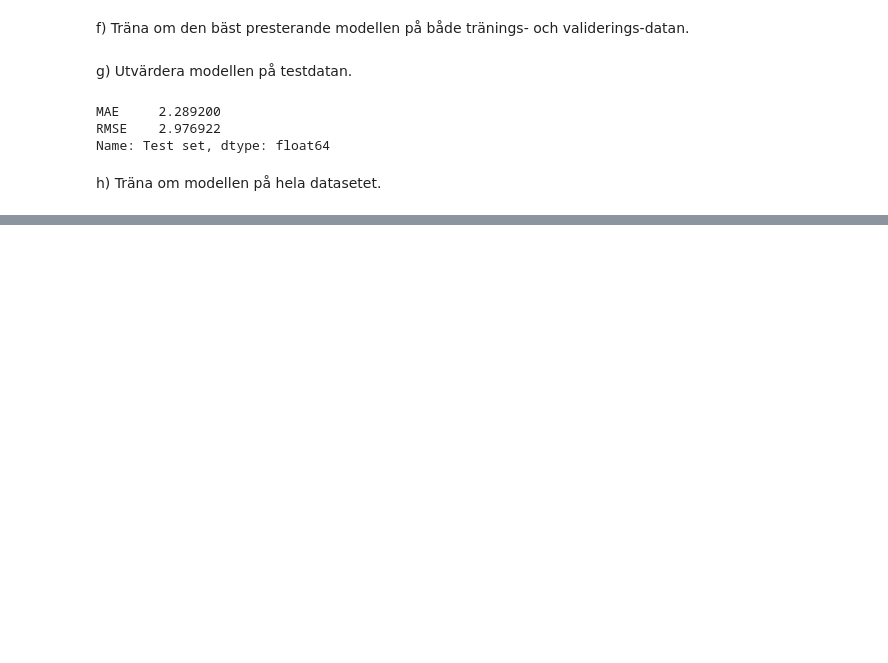
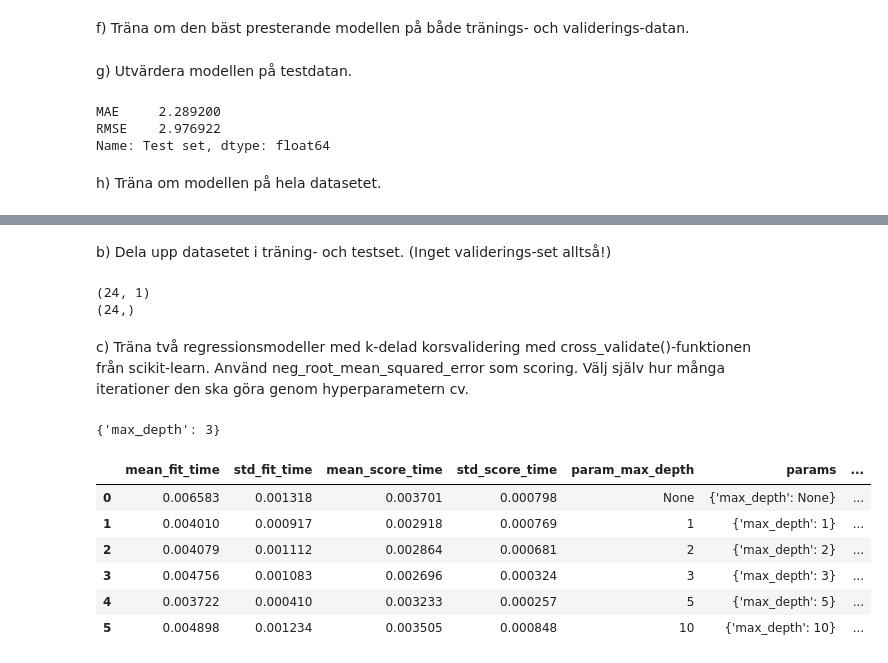
Before and after one commit to OscarWEdu/ai1kk, a Jupyter notebook: kap2.ipynb, the cells around one changed output, grey strips where cells are left out. Drawn from its saved outputs; the diff is of its cells as text; code cells hidden in the pictures; blank space fills up the shorter version.

```diff
--- a/kap2.ipynb
+++ b/kap2.ipynb
@@ -215,0 +221,6 @@ d) Utvärdera modellen som presterar bäst på testsetet.
+# %%
+Xsal = salaryDataset.drop(columns=['Salary'])
+ysal = salaryDataset['Salary']
+
+print(ysal.head())
+print(Xsal.head())
@@ -215,0 +240,40 @@ d) Utvärdera modellen som presterar bäst på testsetet.
+# %% [markdown]
+b) Dela upp datasetet i träning- och testset. (Inget validerings-set alltså!)
+# %%
+X_sal_train, X_sal_test, y_sal_train, y_sal_test = train_test_split(Xsal, ysal, test_size=0.2, random_state=30)
+
+print(X_sal_train.shape)
+print(y_sal_train.shape)
+# %% [output]
+(24, 1)
+(24,)
+# %% [markdown]
+c) Träna två regressionsmodeller med k-delad korsvalidering med cross_validate()-funktionen från scikit-learn. Använd neg_root_mean_squared_error som scoring. Välj själv hur många iterationer den ska göra genom hyperparametern cv.
+# %%
+lin_reg_sal = LinearRegression()
+lin_reg_sal.fit(X_sal_train, y_sal_train)
+lin_reg_sal_pred = lin_reg_sal.predict(X_sal_test)
+# %%
+tree_reg_sal = DecisionTreeRegressor(random_state=42)
+
+reg_sal = GridSearchCV(
+    tree_reg_sal,
+    hyper_params,
+    scoring='neg_root_mean_squared_error',
+    cv=5
+)
+
+reg_sal.fit(X_sal_train, y_sal_train)
+tree_reg_pred_sal = reg_sal.predict(X_sal_test)
+# %%
+print(reg_sal.best_params_)
+pd.DataFrame(reg_sal.cv_results_)
+# %% [output]
+{'max_depth': 3}
+|  | mean_fit_time | std_fit_time | mean_score_time | std_score_time | param_max_depth | params | ... |
+| 0 | 0.006583 | 0.001318 | 0.003701 | 0.000798 | None | {'max_depth': None} | ... |
+| 1 | 0.004010 | 0.000917 | 0.002918 | 0.000769 | 1 | {'max_depth': 1} | ... |
+| 2 | 0.004079 | 0.001112 | 0.002864 | 0.000681 | 2 | {'max_depth': 2} | ... |
+| 3 | 0.004756 | 0.001083 | 0.002696 | 0.000324 | 3 | {'max_depth': 3} | ... |
+| 4 | 0.003722 | 0.000410 | 0.003233 | 0.000257 | 5 | {'max_depth': 5} | ... |
+| 5 | 0.004898 | 0.001234 | 0.003505 | 0.000848 | 10 | {'max_depth': 10} | ... |
```
Also changed, not shown: parts of 8 cells of this notebook.
